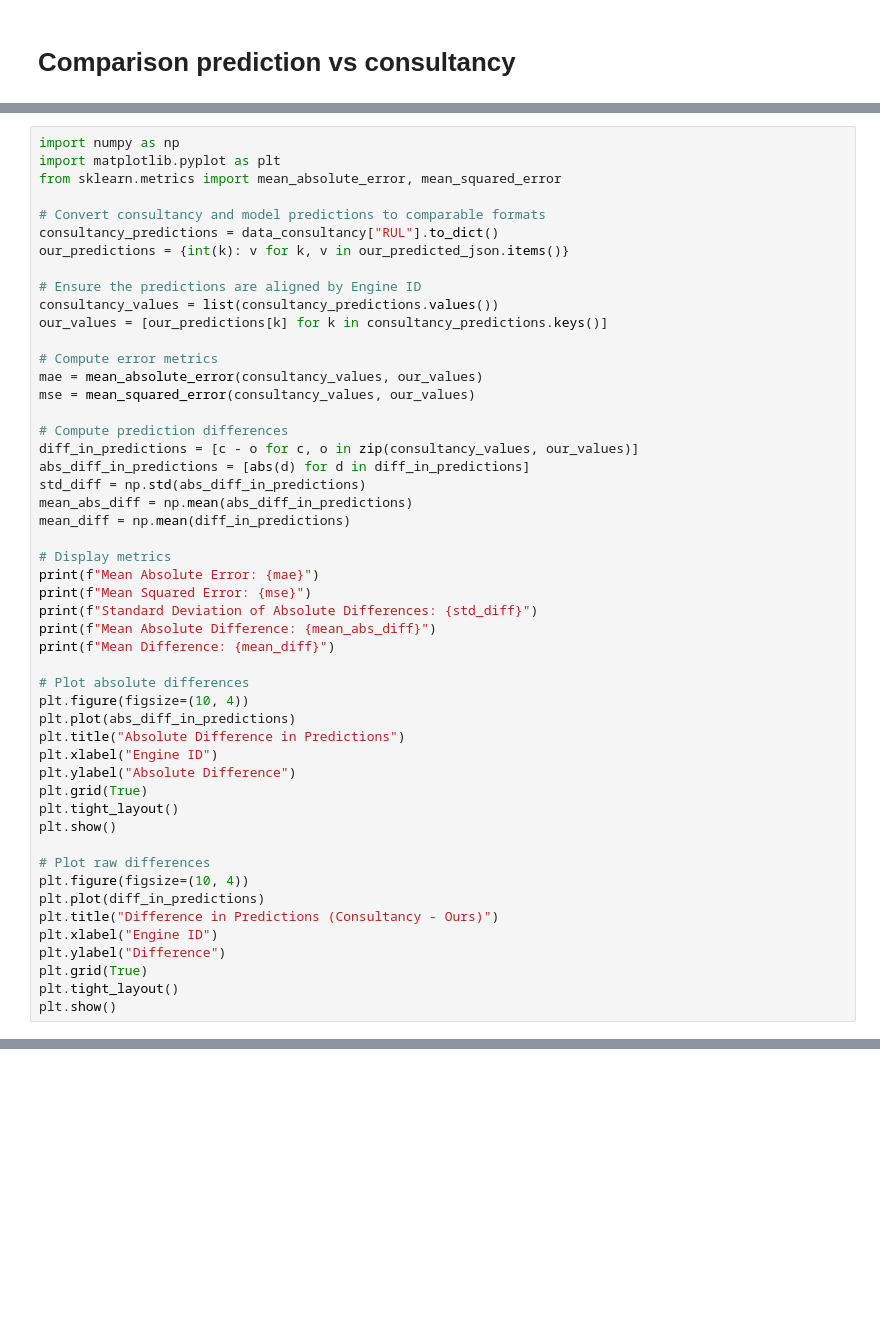
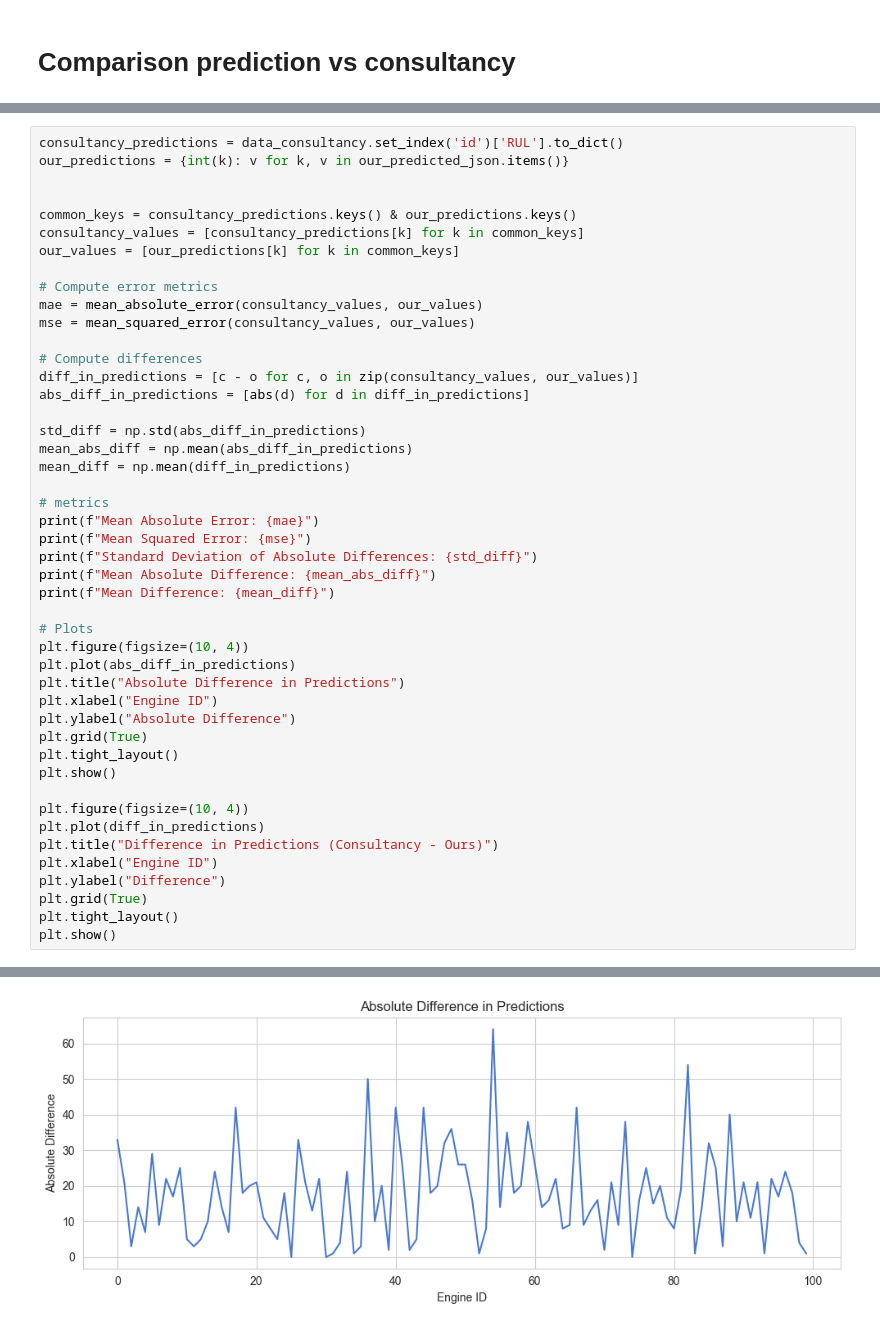
Before and after one commit to iamvishalsehgal/Predictive-maintenance-aircraft-engines, a Jupyter notebook: prediction.ipynb, the cells around one changed output, grey strips where cells are left out. Saved outputs shown, nothing was run; the diff lists cells and outputs as text; blank space fills up the shorter version.

```diff
--- a/prediction.ipynb
+++ b/prediction.ipynb
@@ -918,35 +849,32 @@ mean absolute difference in predictions = 17.61
 # %%
-import numpy as np
-import matplotlib.pyplot as plt
-from sklearn.metrics import mean_absolute_error, mean_squared_error
-
-# Convert consultancy and model predictions to comparable formats
-consultancy_predictions = data_consultancy["RUL"].to_dict()
+consultancy_predictions = data_consultancy.set_index('id')['RUL'].to_dict()
 our_predictions = {int(k): v for k, v in our_predicted_json.items()}
 
-# Ensure the predictions are aligned by Engine ID
-consultancy_values = list(consultancy_predictions.values())
-our_values = [our_predictions[k] for k in consultancy_predictions.keys()]
+
+common_keys = consultancy_predictions.keys() & our_predictions.keys()
+consultancy_values = [consultancy_predictions[k] for k in common_keys]
+our_values = [our_predictions[k] for k in common_keys]
 
 # Compute error metrics
 mae = mean_absolute_error(consultancy_values, our_values)
 mse = mean_squared_error(consultancy_values, our_values)
 
-# Compute prediction differences
+# Compute differences
 diff_in_predictions = [c - o for c, o in zip(consultancy_values, our_values)]
 abs_diff_in_predictions = [abs(d) for d in diff_in_predictions]
+
 std_diff = np.std(abs_diff_in_predictions)
 mean_abs_diff = np.mean(abs_diff_in_predictions)
 mean_diff = np.mean(diff_in_predictions)
 
-# Display metrics
+# metrics
 print(f"Mean Absolute Error: {mae}")
 print(f"Mean Squared Error: {mse}")
 print(f"Standard Deviation of Absolute Differences: {std_diff}")
 print(f"Mean Absolute Difference: {mean_abs_diff}")
 print(f"Mean Difference: {mean_diff}")
 
-# Plot absolute differences
+# Plots
 plt.figure(figsize=(10, 4))
 plt.plot(abs_diff_in_predictions)
 plt.title("Absolute Difference in Predictions")
@@ -956,7 +884,6 @@ plt.grid(True)
 plt.tight_layout()
 plt.show()
 
-# Plot raw differences
 plt.figure(figsize=(10, 4))
 plt.plot(diff_in_predictions)
 plt.title("Difference in Predictions (Consultancy - Ours)")
@@ -965,3 +892,4 @@ plt.ylabel("Difference")
 plt.grid(True)
 plt.tight_layout()
 plt.show()
+# %% [output]
@@ -967,0 +901 @@ plt.show()
+[figure, added]
```
Also changed, not shown: parts of 32 cells of this notebook, 9 other files.
